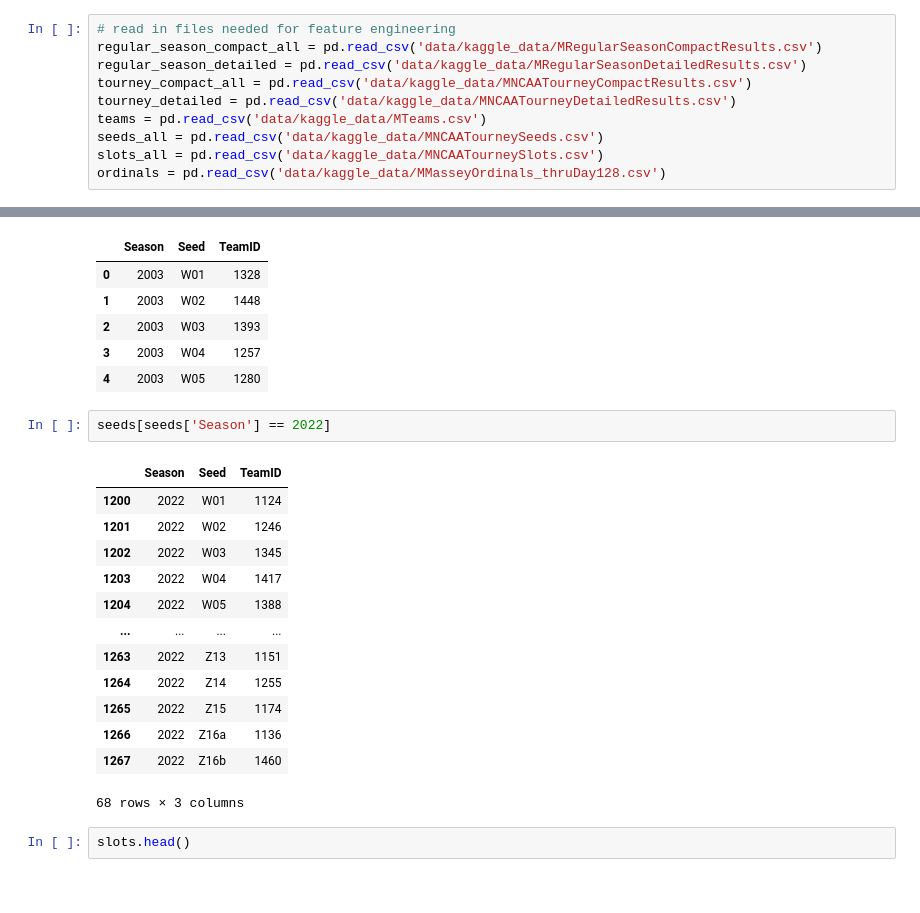
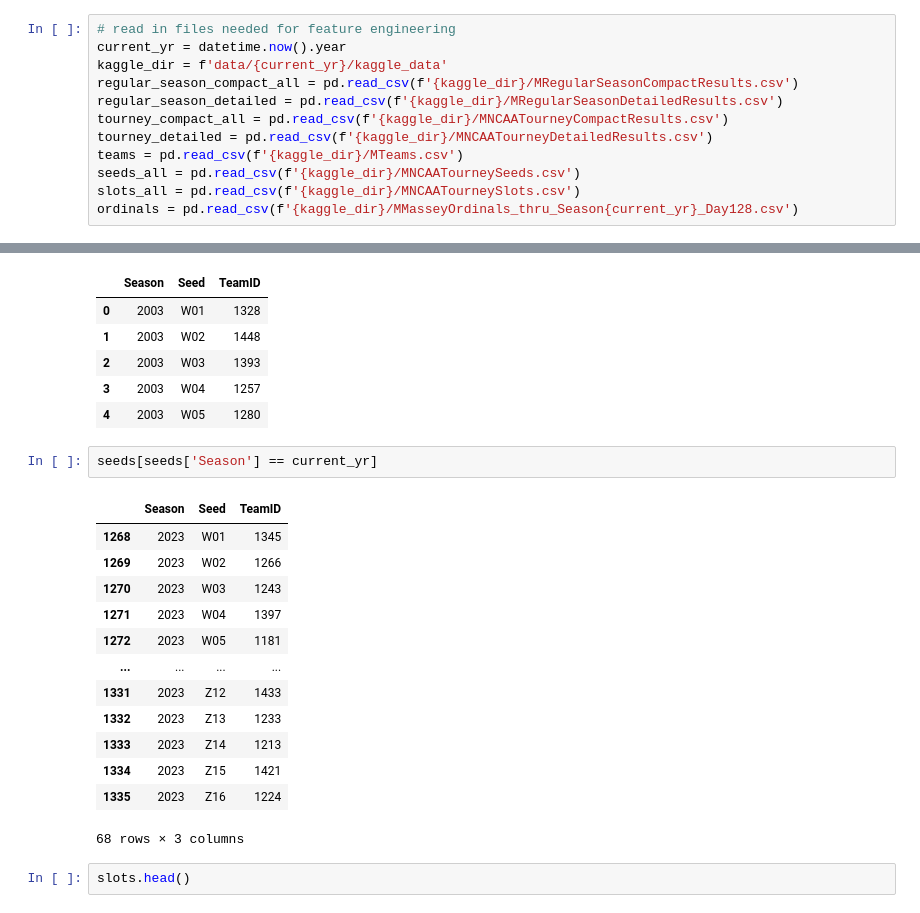
Before and after one commit to dylanfarrell/march-madness-bracket-prediction, a Jupyter notebook: kaggle_feature_engineering.ipynb, the cells around one changed output, grey strips where cells are left out. Drawn from its saved outputs; the diff is of its cells as text.

```diff
--- a/kaggle_feature_engineering.ipynb
+++ b/kaggle_feature_engineering.ipynb
@@ -8,14 +13,16 @@ import helper_functions as hf
 ## Reading files
 # %%
 # read in files needed for feature engineering
-regular_season_compact_all = pd.read_csv('data/kaggle_data/MRegularSeasonCompactResults.csv')
-regular_season_detailed = pd.read_csv('data/kaggle_data/MRegularSeasonDetailedResults.csv')
-tourney_compact_all = pd.read_csv('data/kaggle_data/MNCAATourneyCompactResults.csv')
-tourney_detailed = pd.read_csv('data/kaggle_data/MNCAATourneyDetailedResults.csv')
-teams = pd.read_csv('data/kaggle_data/MTeams.csv')
-seeds_all = pd.read_csv('data/kaggle_data/MNCAATourneySeeds.csv')
-slots_all = pd.read_csv('data/kaggle_data/MNCAATourneySlots.csv')
-ordinals = pd.read_csv('data/kaggle_data/MMasseyOrdinals_thruDay128.csv')
+current_yr = datetime.now().year
+kaggle_dir = f'data/{current_yr}/kaggle_data'
+regular_season_compact_all = pd.read_csv(f'{kaggle_dir}/MRegularSeasonCompactResults.csv')
+regular_season_detailed = pd.read_csv(f'{kaggle_dir}/MRegularSeasonDetailedResults.csv')
+tourney_compact_all = pd.read_csv(f'{kaggle_dir}/MNCAATourneyCompactResults.csv')
+tourney_detailed = pd.read_csv(f'{kaggle_dir}/MNCAATourneyDetailedResults.csv')
+teams = pd.read_csv(f'{kaggle_dir}/MTeams.csv')
+seeds_all = pd.read_csv(f'{kaggle_dir}/MNCAATourneySeeds.csv')
+slots_all = pd.read_csv(f'{kaggle_dir}/MNCAATourneySlots.csv')
+ordinals = pd.read_csv(f'{kaggle_dir}/MMasseyOrdinals_thru_Season{current_yr}_Day128.csv')
 # %%
 # trim everything to start in 2003
 min_year = 2003
@@ -82,20 +89,20 @@ seeds.head()
 | 3 | 2003 | W04 | 1257 |
 | 4 | 2003 | W05 | 1280 |
 # %%
-seeds[seeds['Season'] == 2022]
+seeds[seeds['Season'] == current_yr]
 # %% [output]
 |  | Season | Seed | TeamID |
-| 1200 | 2022 | W01 | 1124 |
-| 1201 | 2022 | W02 | 1246 |
-| 1202 | 2022 | W03 | 1345 |
-| 1203 | 2022 | W04 | 1417 |
-| 1204 | 2022 | W05 | 1388 |
+| 1268 | 2023 | W01 | 1345 |
+| 1269 | 2023 | W02 | 1266 |
+| 1270 | 2023 | W03 | 1243 |
+| 1271 | 2023 | W04 | 1397 |
+| 1272 | 2023 | W05 | 1181 |
 | ... | ... | ... | ... |
-| 1263 | 2022 | Z13 | 1151 |
-| 1264 | 2022 | Z14 | 1255 |
-| 1265 | 2022 | Z15 | 1174 |
-| 1266 | 2022 | Z16a | 1136 |
-| 1267 | 2022 | Z16b | 1460 |
+| 1331 | 2023 | Z12 | 1433 |
+| 1332 | 2023 | Z13 | 1233 |
+| 1333 | 2023 | Z14 | 1213 |
+| 1334 | 2023 | Z15 | 1421 |
+| 1335 | 2023 | Z16 | 1224 |
 68 rows × 3 columns
 # %%
 slots.head()
```
Also changed, not shown: parts of 18 cells of this notebook, 3 other files.
